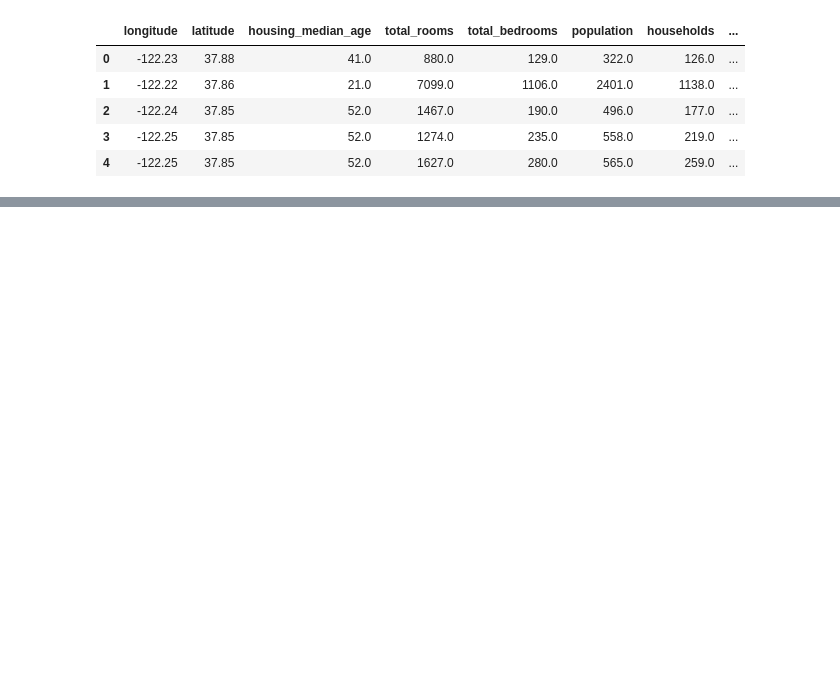
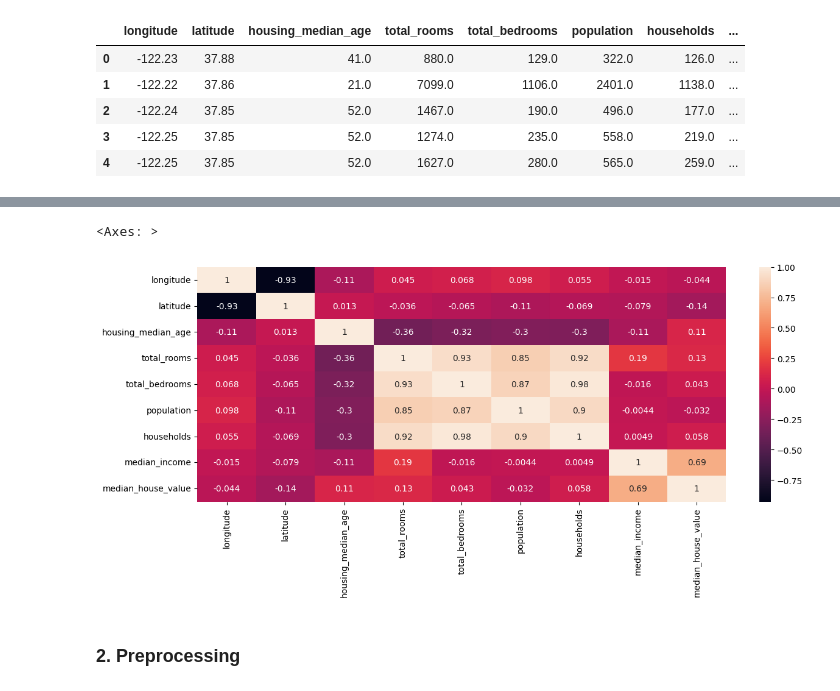
Before and after one commit to I-Am-Not-Lucas/House-Price-Prediction, a Jupyter notebook: main.ipynb, the cells around one changed output, grey strips where cells are left out. Cells and saved outputs as stored; diff of their text form; code cells hidden in the pictures; blank space fills up the shorter version.

```diff
--- a/main.ipynb
+++ b/main.ipynb
@@ -15,0 +124,8 @@ data.head()
+# %%
+plt.figure(figsize=(14,5))
+sns.heatmap(train_data_numerical.corr(), annot=True)
+# %% [output]
+<Axes: >
+[figure, added]
+# %% [markdown]
+### 2. Preprocessing
```
Also changed, not shown: parts of 23 cells of this notebook, 1 other file.
